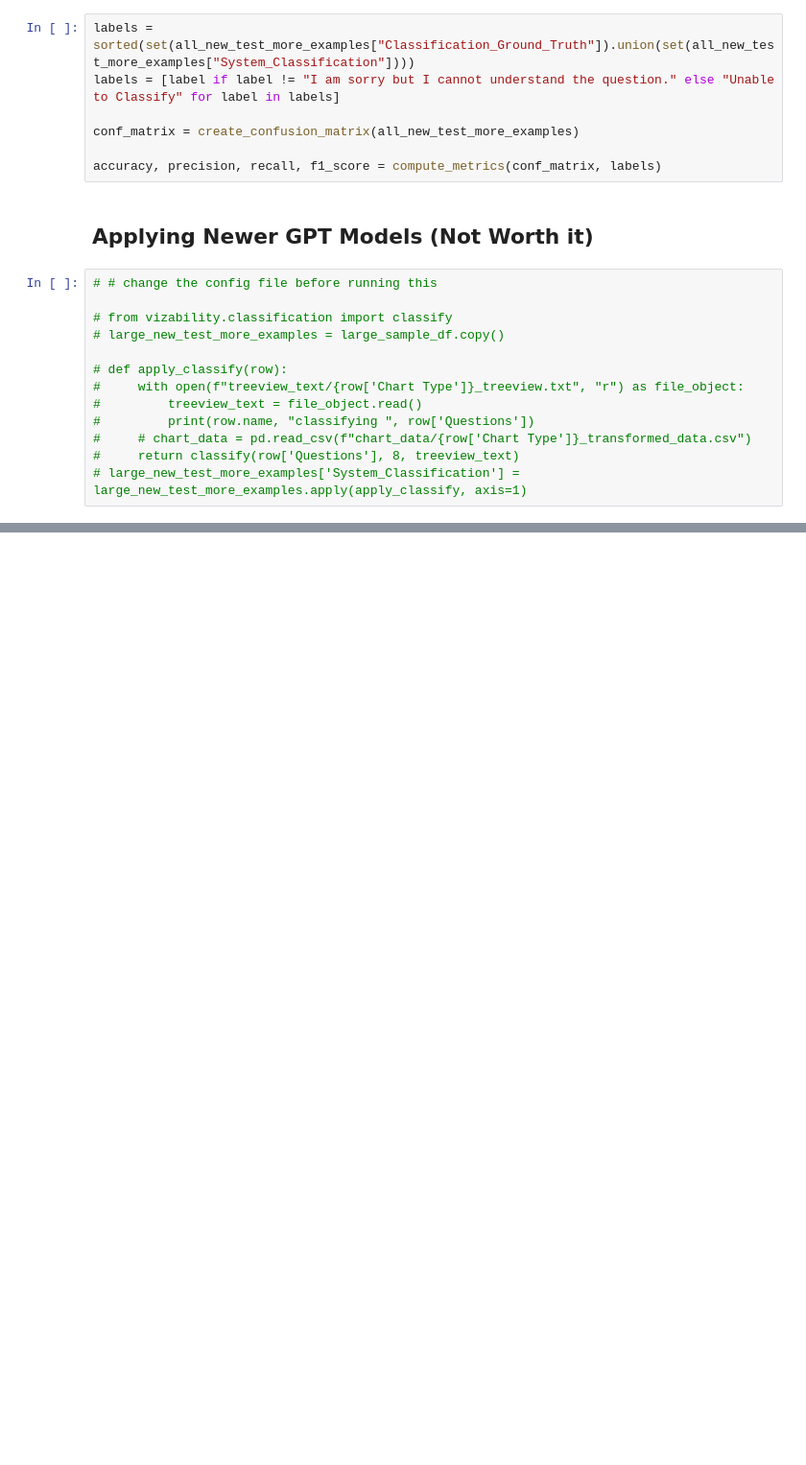
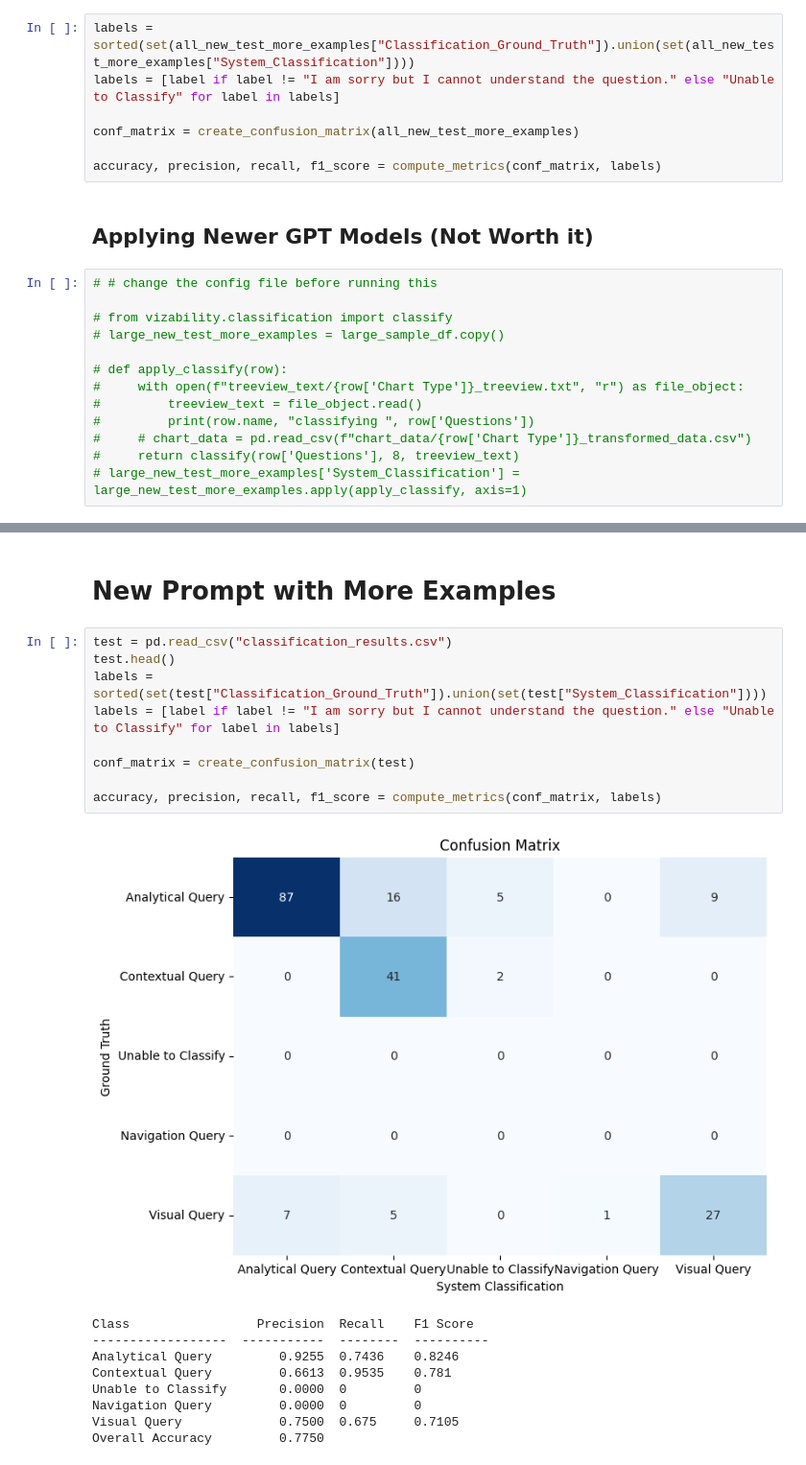
Before and after one commit to datawithinreach/vizability, a Jupyter notebook: evaluation/eval_classification.ipynb, the cells around one changed output, grey strips where cells are left out. Shown at 96% size. Cells and saved outputs as stored; diff of their text form; blank space fills up the shorter version.

```diff
--- a/evaluation/eval_classification.ipynb
+++ b/evaluation/eval_classification.ipynb
@@ -424,0 +456,21 @@ accuracy, precision, recall, f1_score = compute_metrics(conf_matrix, labels)
+# %% [markdown]
+# New Prompt with More Examples
+# %%
+test = pd.read_csv("classification_results.csv")
+test.head()
+labels = sorted(set(test["Classification_Ground_Truth"]).union(set(test["System_Classification"])))
+labels = [label if label != "I am sorry but I cannot understand the question." else "Unable to Classify" for label in labels]
+
+conf_matrix = create_confusion_matrix(test)
+
+accuracy, precision, recall, f1_score = compute_metrics(conf_matrix, labels)
+# %% [output]
+[figure, added]
+Class                 Precision  Recall    F1 Score
+------------------  -----------  --------  ----------
+Analytical Query         0.9255  0.7436    0.8246
+Contextual Query         0.6613  0.9535    0.781
+Unable to Classify       0.0000  0         0
+Navigation Query         0.0000  0         0
+Visual Query             0.7500  0.675     0.7105
+Overall Accuracy         0.7750
```
Also changed, not shown: parts of 4 cells of this notebook, 5 other files.
